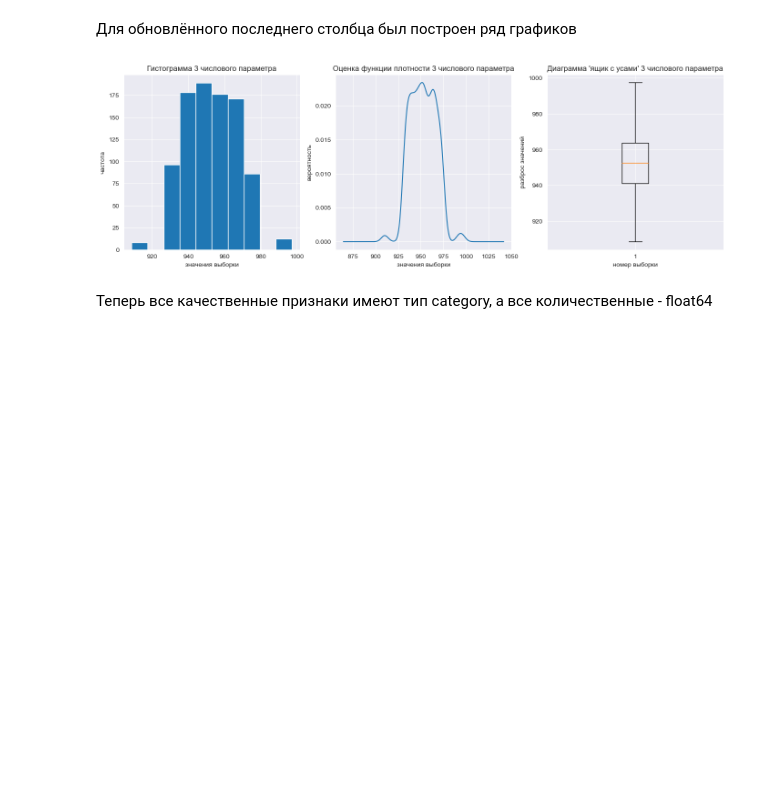
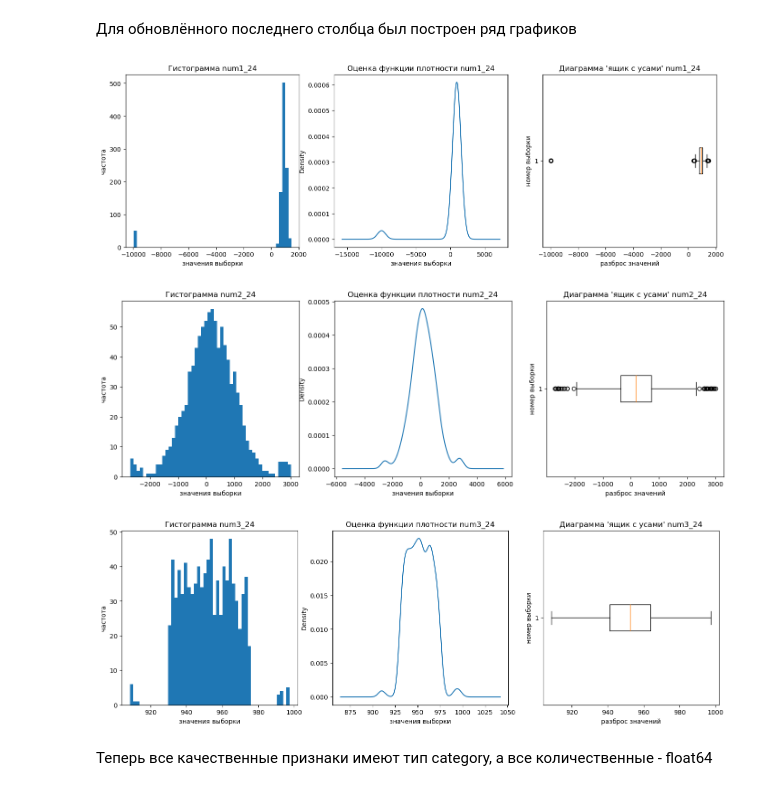
Before and after one commit to fongradnastya/data_analysis_1, a Jupyter notebook: notebooks/work1.ipynb, the cells around one changed output. Drawn from its saved outputs; the diff is of its cells as text; code cells hidden in the pictures; blank space fills up the shorter version.

```diff
--- a/notebooks/work1.ipynb
+++ b/notebooks/work1.ipynb
@@ -123,0 +107,6 @@ array(['Below 21 years', '59 years and above', '21 to 35 years',
+# %%
+for column in CATEGORICAL:
+    frame[column] = frame[column].replace({'-': None, ' ': None, np.NaN: None})
+    frame[column] = frame[column].apply(lambda x: x.capitalize() if isinstance(x, str) else None)
+    frame[column] = frame[column].astype("category")
+    print(frame[column].value_counts())
@@ -124,22 +123,20 @@ array(['Below 21 years', '59 years and above', '21 to 35 years',
 # %% [markdown]
 Первая и вторая колонки были приведены к категориальному типу
-# %%
-frame[AGE] = frame[AGE].astype("category")
-frame[PROFICIENCY_LEVEL] = frame[PROFICIENCY_LEVEL].astype("category")
 # %% [markdown]
 ###Изменение количественных признаков
 Пустые значения 3 числового признака были заменены на значение NaN.
-# %%
-frame.loc[frame[NUM_3]=='-', NUM_3] = float('nan')
-frame.loc[frame[NUM_3]=='', NUM_3] = float('nan')
-frame.loc[frame[NUM_3]==' ', NUM_3] = float('nan')
-frame[NUM_3] = frame[NUM_3].fillna(np.NaN)
+# %%
+for column in NUMERIC:
+    frame[column] = pd.to_numeric(frame[column], errors='coerce')
 # %% [markdown]
 Для обновлённого последнего столбца был построен ряд графиков
-# %%
-build_numeric_graph(frame, NUM_3, "3 числового параметра")
-# %% [output]
-[figure, removed]
+# %%
+for column in NUMERIC:
+    build_numeric_graph(frame, column)
+# %% [output]
+[figure, added]
+[figure, added]
+[figure, added]
 # %% [markdown]
 Теперь все качественные признаки имеют тип category, а все количественные - float64
 # %%
```
Also changed, not shown: parts of 47 cells of this notebook, 2 other files.
